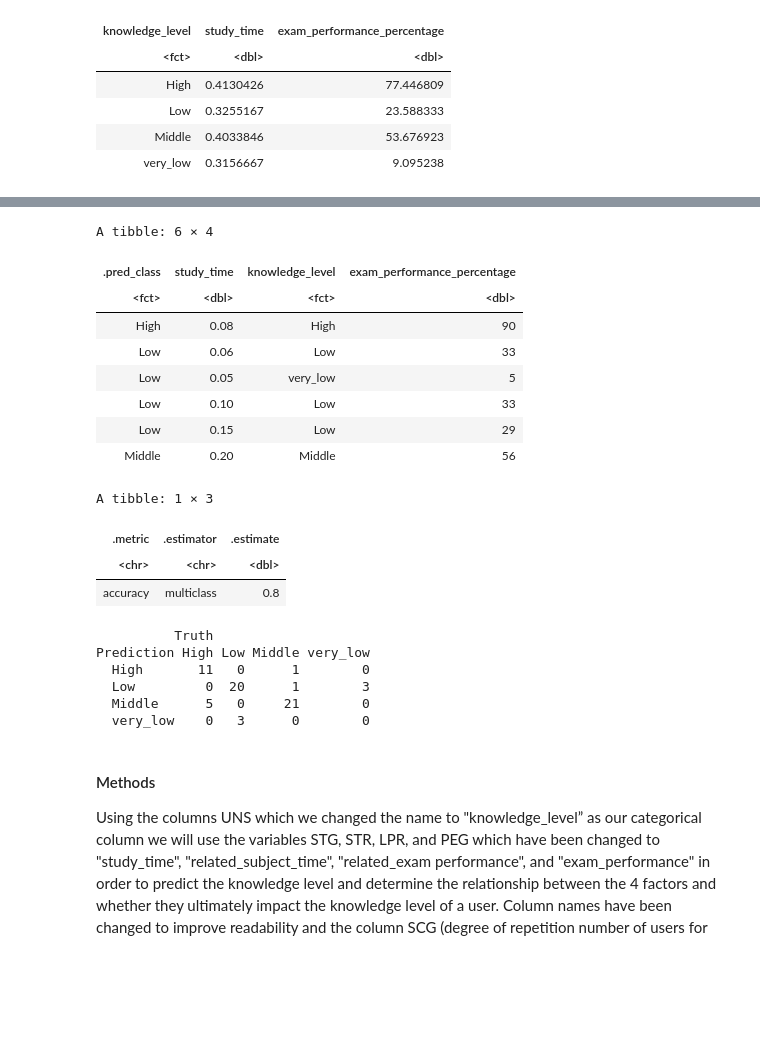
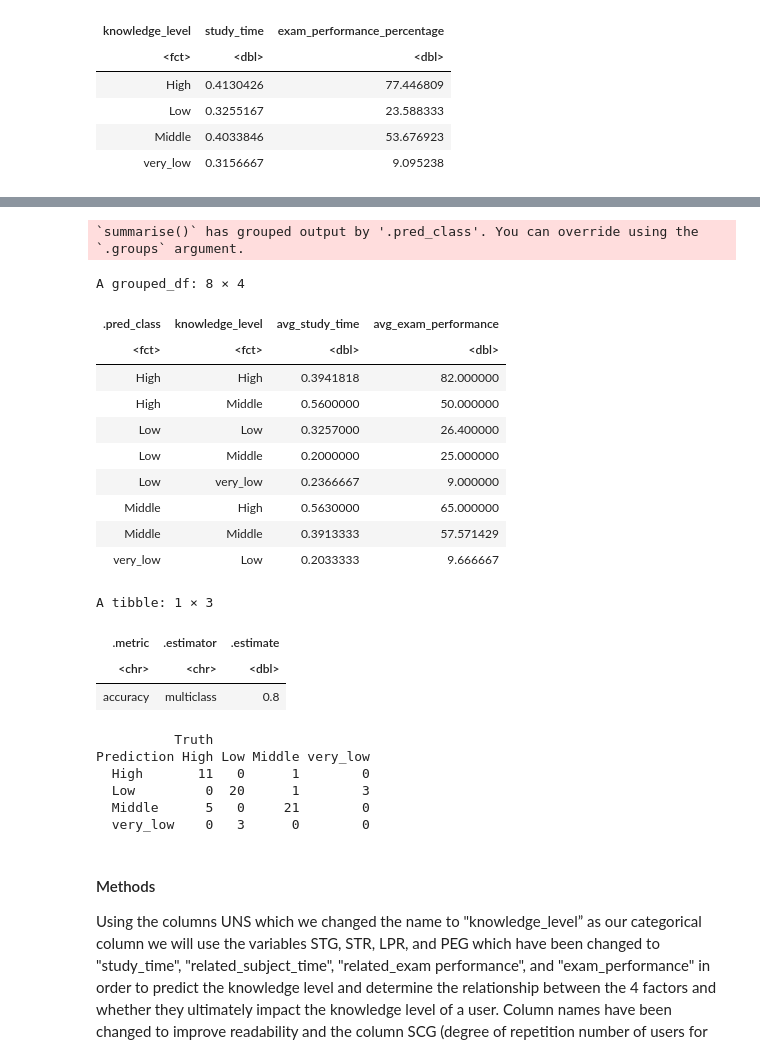
Before and after one commit to maywilsdon/dsci-100-2023s1-group-20, a Jupyter notebook: proposal.ipynb, the cells around one changed output, grey strips where cells are left out. Drawn from its saved outputs; the diff is of its cells as text; code cells hidden in the pictures; blank space fills up the shorter version.

Commit message:
taking averages of predictions

```diff
--- a/proposal.ipynb
+++ b/proposal.ipynb
@@ -150,7 +168,7 @@ set.seed(7)
 
 # Creating our recipe, model specification, and performing 5-fold cross-valdiation to choose the best K value for our model
 
-student_recipe <- recipe(knowledge_level ~ study_time + exam_performance, data = student_train) |>
+student_recipe <- recipe(knowledge_level ~ study_time + exam_performance_percentage, data = student_train) |>
     step_center(all_predictors()) |>
     step_scale(all_predictors())
 
@@ -195,48 +213,58 @@ A tibble: 10 × 7
 # %%
 # Performing our classification analysis on our testing data and obtaining the metrics of our analysis
+set.seed(7)
 
 student_spec <- nearest_neighbor(weight_func = "rectangular", neighbors = 6) |>
     set_engine("kknn") |>
     set_mode("classification")
 
 student_fit <- workflow() |>
     add_recipe(student_recipe) |>
     add_model(student_spec) |>
     fit(student_train)
 
 student_predictions <- predict(student_fit, student_test) |>
     bind_cols(student_test) |>
     select(-related_subject_time, -related_exam_performance, -exam_performance)
-head(student_predictions)
+
+student_predictions_average <- student_predictions |>
+    group_by(.pred_class, knowledge_level) |>
+    summarize(avg_study_time = mean(study_time),
+             avg_exam_performance = mean(exam_performance_percentage))
+student_predictions_average
 
 student_accrucy <- student_predictions|>
     metrics(truth = knowledge_level, estimate = .pred_class) |>
     filter(.metric == "accuracy")
 student_accrucy
 
 student_conf <- student_predictions |>
      conf_mat(truth = knowledge_level, estimate = .pred_class)
 student_conf
 # %% [output]
-A tibble: 6 × 4
+`summarise()` has grouped output by '.pred_class'. You can override using the
+`.groups` argument.
+A grouped_df: 8 × 4
-| .pred_class | study_time | knowledge_level | exam_performance_percentage |
-| <fct> | <dbl> | <fct> | <dbl> |
-| High | 0.08 | High | 90 |
-| Low | 0.06 | Low | 33 |
-| Low | 0.05 | very_low | 5 |
-| Low | 0.10 | Low | 33 |
-| Low | 0.15 | Low | 29 |
-| Middle | 0.20 | Middle | 56 |
+| .pred_class | knowledge_level | avg_study_time | avg_exam_performance |
+| <fct> | <fct> | <dbl> | <dbl> |
+| High | High | 0.3941818 | 82.000000 |
+| High | Middle | 0.5600000 | 50.000000 |
+| Low | Low | 0.3257000 | 26.400000 |
+| Low | Middle | 0.2000000 | 25.000000 |
+| Low | very_low | 0.2366667 | 9.000000 |
+| Middle | High | 0.5630000 | 65.000000 |
+| Middle | Middle | 0.3913333 | 57.571429 |
+| very_low | Low | 0.2033333 | 9.666667 |
-A tibble: 1 × 3
+A tibble: 1 × 3
 | .metric | .estimator | .estimate |
 | <chr> | <chr> | <dbl> |
 | accuracy | multiclass | 0.8 |
-          Truth
-Prediction High Low Middle very_low
-  High       11   0      1        0
-  Low         0  20      1        3
-  Middle      5   0     21        0
-  very_low    0   3      0        0
+          Truth
+Prediction High Low Middle very_low
+  High       11   0      1        0
+  Low         0  20      1        3
+  Middle      5   0     21        0
+  very_low    0   3      0        0
 # %% [markdown]
 #### Methods
 
```
Also changed, not shown: parts of 3 cells of this notebook.
